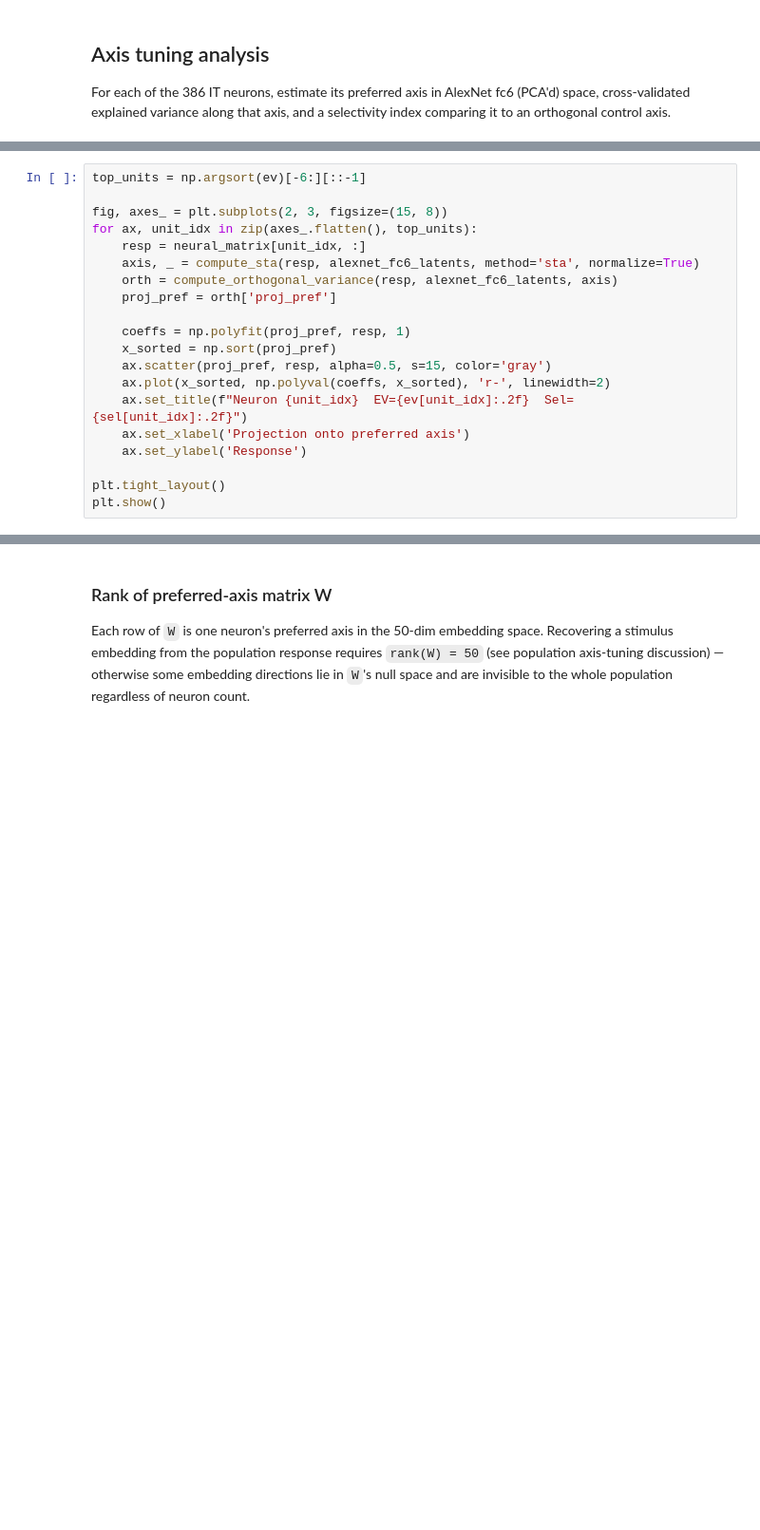
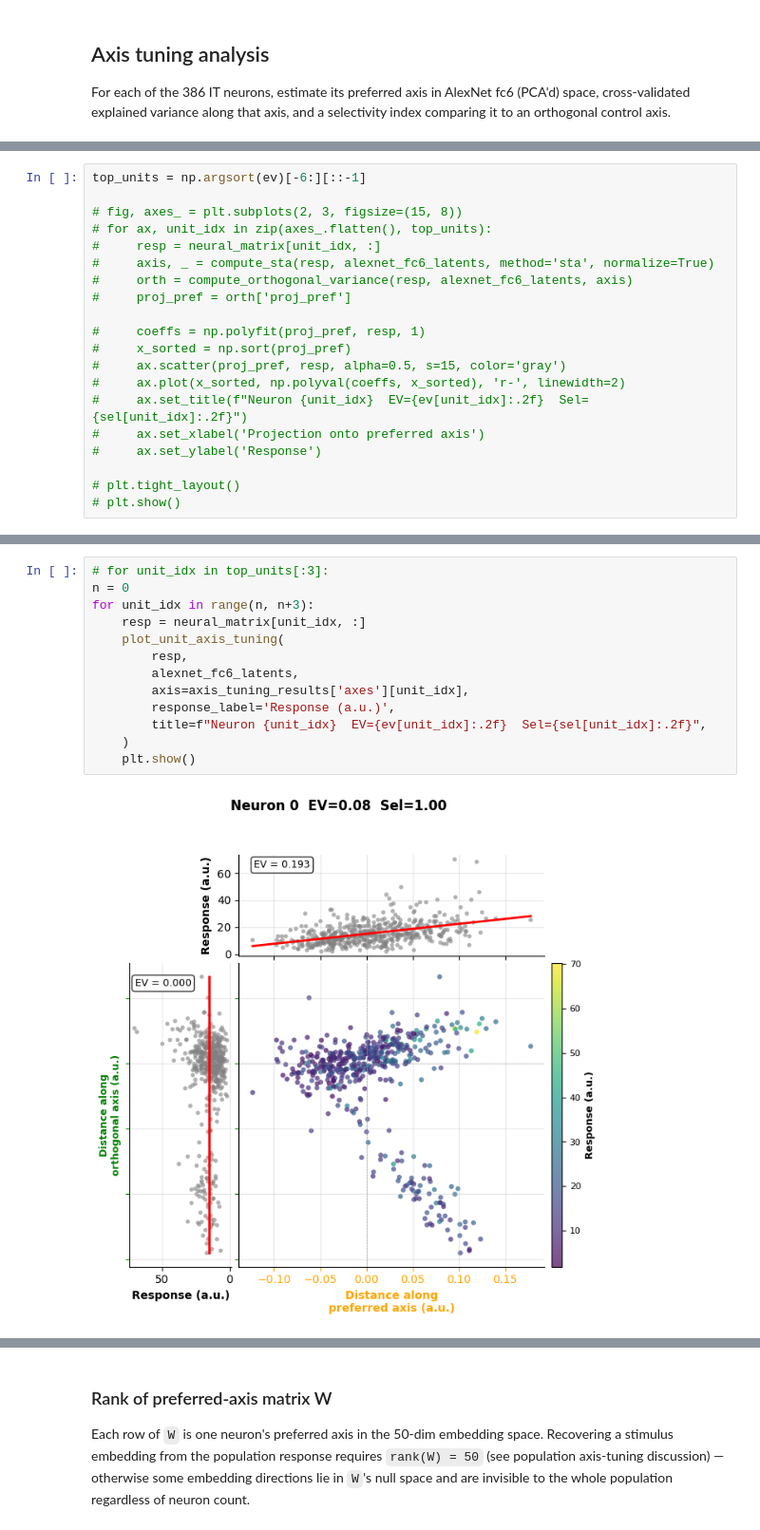
Before and after one commit to jhanliufu-personal/DiffusionBANMap, a Jupyter notebook: analysis/embedding_neuron_alignment.ipynb, the cells around one changed output, grey strips where cells are left out. Shown at 95% size. Drawn from its saved outputs; the diff is of its cells as text; blank space fills up the shorter version.

```diff
--- a/analysis/embedding_neuron_alignment.ipynb
+++ b/analysis/embedding_neuron_alignment.ipynb
@@ -98,20 +103,20 @@ plt.show()
 # %%
 top_units = np.argsort(ev)[-6:][::-1]
 
-fig, axes_ = plt.subplots(2, 3, figsize=(15, 8))
-for ax, unit_idx in zip(axes_.flatten(), top_units):
-    resp = neural_matrix[unit_idx, :]
-    axis, _ = compute_sta(resp, alexnet_fc6_latents, method='sta', normalize=True)
-    orth = compute_orthogonal_variance(resp, alexnet_fc6_latents, axis)
-    proj_pref = orth['proj_pref']
+# fig, axes_ = plt.subplots(2, 3, figsize=(15, 8))
+# for ax, unit_idx in zip(axes_.flatten(), top_units):
+#     resp = neural_matrix[unit_idx, :]
+#     axis, _ = compute_sta(resp, alexnet_fc6_latents, method='sta', normalize=True)
+#     orth = compute_orthogonal_variance(resp, alexnet_fc6_latents, axis)
+#     proj_pref = orth['proj_pref']
 
-    coeffs = np.polyfit(proj_pref, resp, 1)
-    x_sorted = np.sort(proj_pref)
-    ax.scatter(proj_pref, resp, alpha=0.5, s=15, color='gray')
-    ax.plot(x_sorted, np.polyval(coeffs, x_sorted), 'r-', linewidth=2)
-    ax.set_title(f"Neuron {unit_idx}  EV={ev[unit_idx]:.2f}  Sel={sel[unit_idx]:.2f}")
-    ax.set_xlabel('Projection onto preferred axis')
-    ax.set_ylabel('Response')
+#     coeffs = np.polyfit(proj_pref, resp, 1)
+#     x_sorted = np.sort(proj_pref)
+#     ax.scatter(proj_pref, resp, alpha=0.5, s=15, color='gray')
+#     ax.plot(x_sorted, np.polyval(coeffs, x_sorted), 'r-', linewidth=2)
+#     ax.set_title(f"Neuron {unit_idx}  EV={ev[unit_idx]:.2f}  Sel={sel[unit_idx]:.2f}")
+#     ax.set_xlabel('Projection onto preferred axis')
+#     ax.set_ylabel('Response')
 
-plt.tight_layout()
-plt.show()
+# plt.tight_layout()
+# plt.show()
@@ -119,0 +127,15 @@ plt.show()
+# %%
+# for unit_idx in top_units[:3]:
+n = 0
+for unit_idx in range(n, n+3):
+    resp = neural_matrix[unit_idx, :]
+    plot_unit_axis_tuning(
+        resp,
+        alexnet_fc6_latents,
+        axis=axis_tuning_results['axes'][unit_idx],
+        response_label='Response (a.u.)',
+        title=f"Neuron {unit_idx}  EV={ev[unit_idx]:.2f}  Sel={sel[unit_idx]:.2f}",
+    )
+    plt.show()
+# %% [output]
+[figure, added]
```
Also changed, not shown: parts of 9 cells of this notebook, 2 other files.
